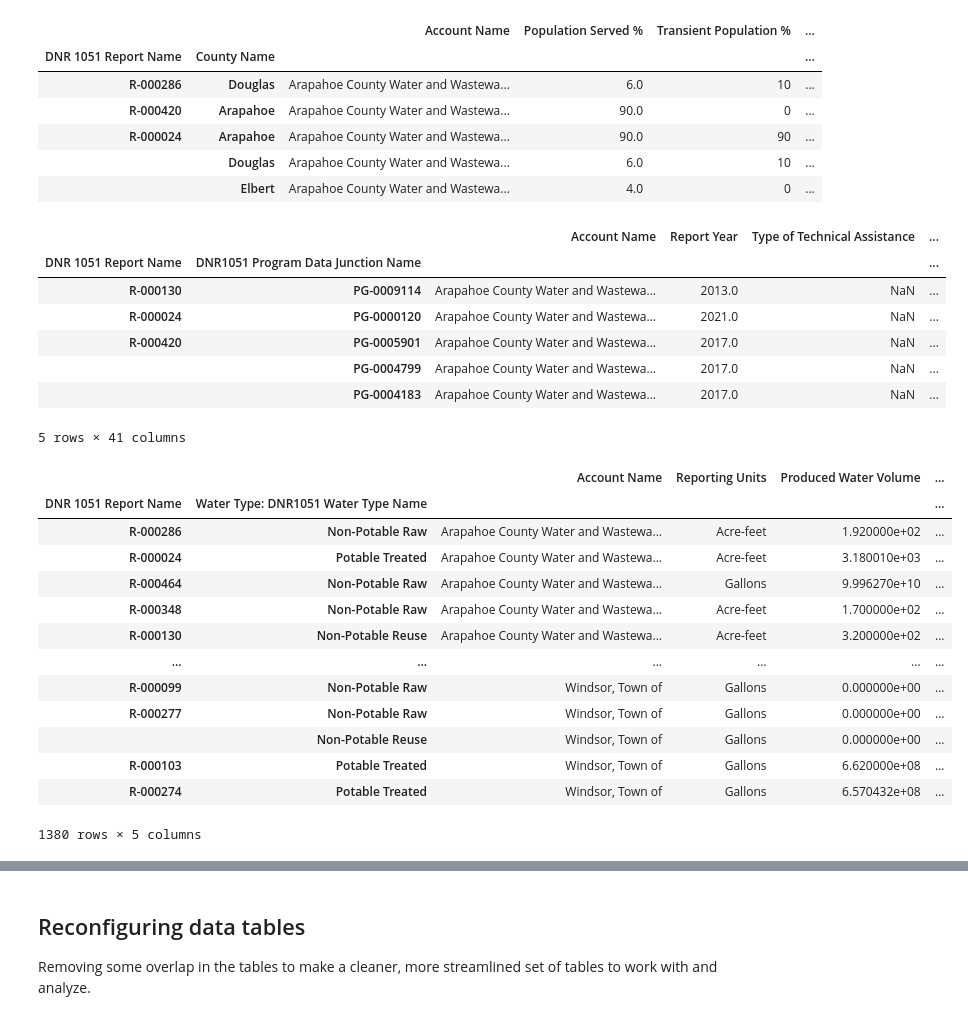
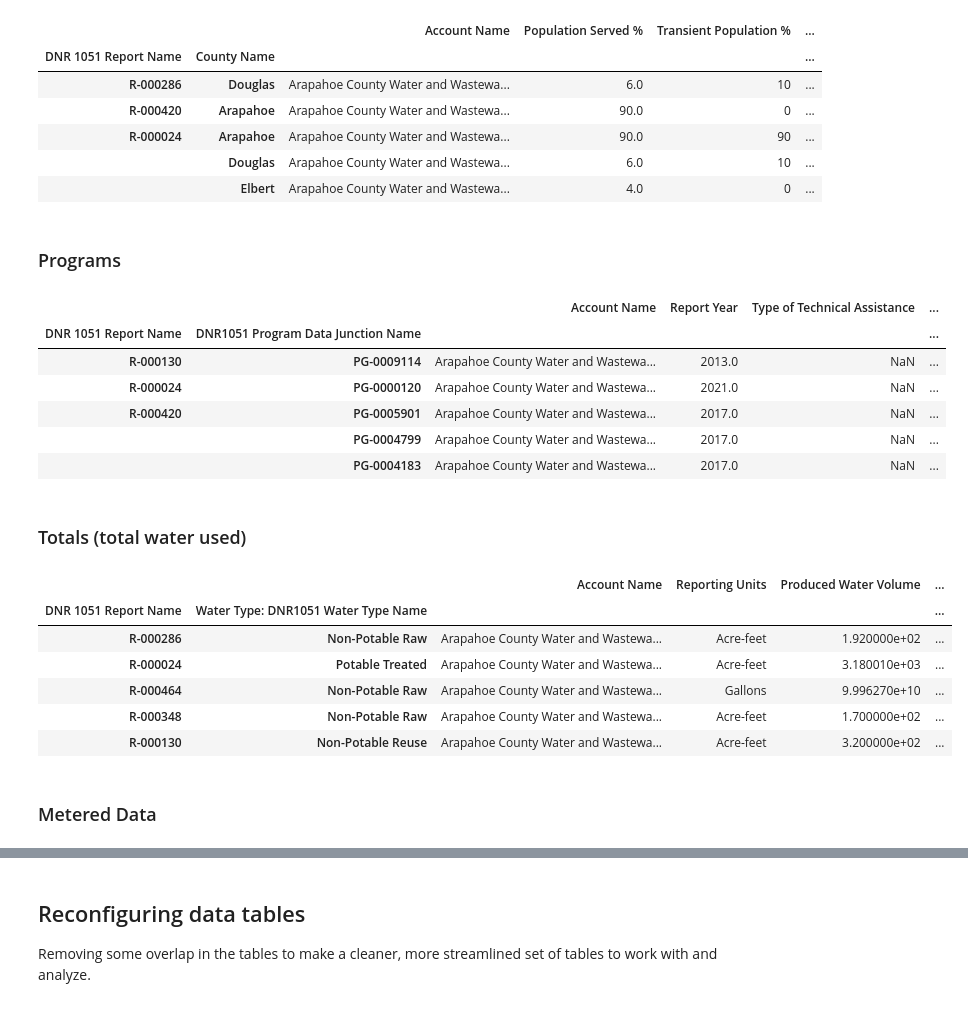
Before and after one commit to jade-fp/hub-gra-cwcb-rates, a Jupyter notebook: analysis_notes_tbd.ipynb, the cells around one changed output, grey strips where cells are left out. Drawn from its saved outputs; the diff is of its cells as text; code cells hidden in the pictures.

```diff
--- a/analysis_notes_tbd.ipynb
+++ b/analysis_notes_tbd.ipynb
@@ -28,6 +40,7 @@ import pandas as pd
 import numpy as np
 import matplotlib.pyplot as plt
 import datetime as dt
+# import dataframe_image as dfi
 
 # defining some static, useful variables
 month_list = pd.Series(['January', 'February', 'March', 'April', 'May', 'June', 'July', 'August', 'September', 'October', 'November', 'December'])
@@ -35,3 +48,7 @@ month_num = list(month_list.index+1)
 months_ordered = [f'{r:02}-' for r in month_num] + month_list
 month_dict = {x: y for x in month_list for y in month_num if month_list[y-1] == x}
 # dict([(x, y) for x in month_list for y in months_ordered if pd.Index(month_list).get_loc(x) == pd.Index(months_ordered).get_loc(y)])
+
+full_date_range = pd.date_range(start='2013-01-01', end='2024-12-31', freq='MS')
+
+pd.set_option("display.max_rows", None, "display.max_columns", None)
@@ -40,7 +85,7 @@ month_dict = {x: y for x in month_list for y in month_num if month_list[y-1] ==
 # %%
 # reading 1051HB raw excel sheets into dataframes
 
-data_file = pd.ExcelFile('1051PublicDataReport_all-2024.xlsx')
+data_file = pd.ExcelFile('utility data/1051PublicDataReport_all-2024.xlsx')
 
 reports_list = data_file.parse('1051 Reports') # , index_col='1051 Report: DNR 1051 Report Name'
 county_info = data_file.parse('County Based Data')
@@ -78,6 +132,8 @@ counties.sort_values(['Account Name']).head()
 | R-000024 | Arapahoe | Arapahoe County Water and Wastewa... | 90.0 | 90 | ... |
 |  | Douglas | Arapahoe County Water and Wastewa... | 6.0 | 10 | ... |
 |  | Elbert | Arapahoe County Water and Wastewa... | 4.0 | 0 | ... |
+# %% [markdown]
+### Programs
 # %%
 # Program Data
 
@@ -92,28 +148,24 @@ programs.sort_values(['Account Name']).head()
 | R-000420 | PG-0005901 | Arapahoe County Water and Wastewa... | 2017.0 | NaN | ... |
 |  | PG-0004799 | Arapahoe County Water and Wastewa... | 2017.0 | NaN | ... |
 |  | PG-0004183 | Arapahoe County Water and Wastewa... | 2017.0 | NaN | ... |
-5 rows × 41 columns
+# %% [markdown]
+### Totals (total water used)
 # %%
 # Total Water Used
 
 totals_idx = ['DNR 1051 Report Name', 'Water Type: DNR1051 Water Type Name']
 totals = total_water_use.set_index(totals_idx).sort_index()
-totals.sort_values(['Account Name'])
+totals.sort_values(['Account Name']).head()
 # %% [output]
 |  |  | Account Name | Reporting Units | Produced Water Volume | ... |
 | DNR 1051 Report Name | Water Type: DNR1051 Water Type Name |  |  |  | ... |
 | R-000286 | Non-Potable Raw | Arapahoe County Water and Wastewa... | Acre-feet | 1.920000e+02 | ... |
 | R-000024 | Potable Treated | Arapahoe County Water and Wastewa... | Acre-feet | 3.180010e+03 | ... |
 | R-000464 | Non-Potable Raw | Arapahoe County Water and Wastewa... | Gallons | 9.996270e+10 | ... |
 | R-000348 | Non-Potable Raw | Arapahoe County Water and Wastewa... | Acre-feet | 1.700000e+02 | ... |
 | R-000130 | Non-Potable Reuse | Arapahoe County Water and Wastewa... | Acre-feet | 3.200000e+02 | ... |
-| ... | ... | ... | ... | ... | ... |
-| R-000099 | Non-Potable Raw | Windsor, Town of | Gallons | 0.000000e+00 | ... |
-| R-000277 | Non-Potable Raw | Windsor, Town of | Gallons | 0.000000e+00 | ... |
-|  | Non-Potable Reuse | Windsor, Town of | Gallons | 0.000000e+00 | ... |
-| R-000103 | Potable Treated | Windsor, Town of | Gallons | 6.620000e+08 | ... |
-| R-000274 | Potable Treated | Windsor, Town of | Gallons | 6.570432e+08 | ... |
-1380 rows × 5 columns
+# %% [markdown]
+### Metered Data
 # %%
 # Metered Data
 
```
Also changed, not shown: parts of 38 cells of this notebook, 32 other files.
